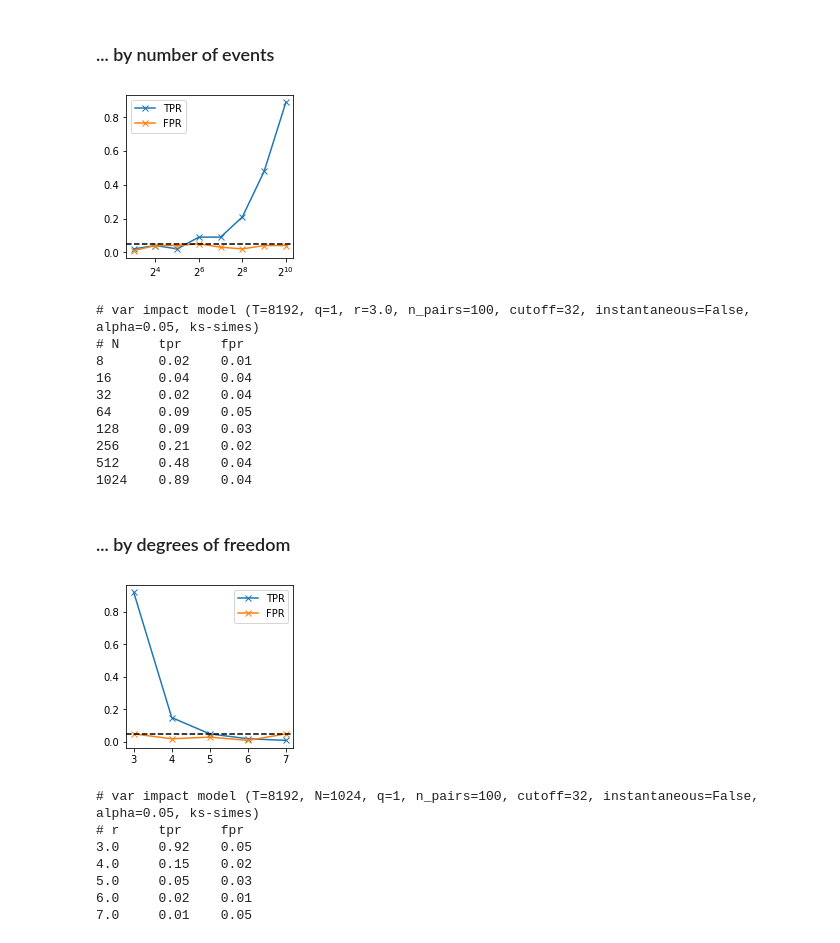
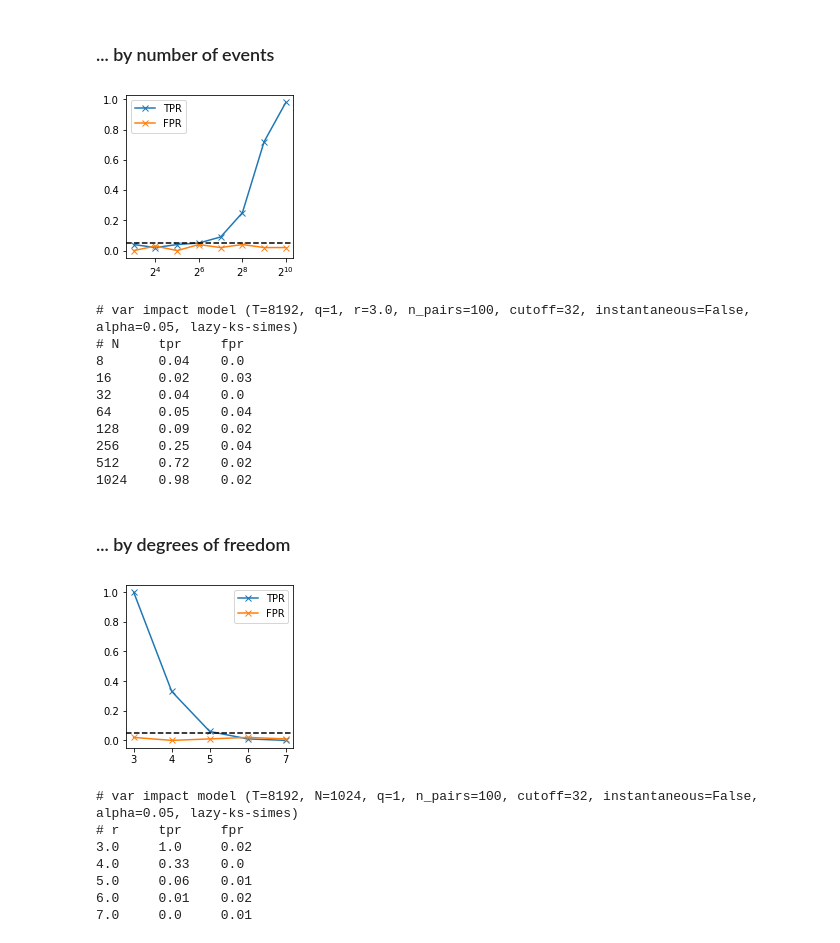
Before and after one commit to diozaka/eitest, a Jupyter notebook: simulations.ipynb, the cells around one changed output. Drawn from its saved outputs; the diff is of its cells as text; code cells hidden in the pictures.

```diff
--- a/simulations.ipynb
+++ b/simulations.ipynb
@@ -220,7 +225,8 @@ fprs = np.empty(len(vals))
 for i, val in enumerate(vals):
     tprs[i], fprs[i] = test_simul_pairs(impact_model='mean', param_T=default_T,
                                         param_N=default_N, param_q=default_q, param_r=val,
-                                        n_pairs=n_pairs, lag_cutoff=lag_cutoff, instantaneous=instantaneous,
+                                        n_pairs=n_pairs, sample_method=sample_method,
+                                        lag_cutoff=lag_cutoff, instantaneous=instantaneous,
                                         twosamp_test=twosamp_test, multi_test=multi_test, alpha=alpha)
 
 plt.figure(figsize=(3,3))
@@ -231,7 +237,7 @@ plt.gca().set_xscale('log', base=10)
 plt.legend()
 plt.show()
 
-print(f'# mean impact model (T={default_T}, N={default_N}, q={default_q}, n_pairs={n_pairs}, cutoff={lag_cutoff}, instantaneous={instantaneous}, alpha={alpha}, {twosamp_test}-{multi_test})')
+print(f'# mean impact model (T={default_T}, N={default_N}, q={default_q}, n_pairs={n_pairs}, cutoff={lag_cutoff}, instantaneous={instantaneous}, alpha={alpha}, {sample_method}-{twosamp_test}-{multi_test})')
 print(f'# r\ttpr\tfpr')
 for i, (tpr, fpr) in enumerate(zip(tprs, fprs)):
     print(f'{vals[i]}\t{tpr}\t{fpr}')
@@ -261,7 +267,8 @@ fprs = np.empty(len(vals))
 for i, val in enumerate(vals):
     tprs[i], fprs[i] = test_simul_pairs(impact_model='var', param_T=default_T,
                                         param_N=val, param_q=default_q, param_r=default_r,
-                                        n_pairs=n_pairs, lag_cutoff=lag_cutoff, instantaneous=instantaneous,
+                                        n_pairs=n_pairs, sample_method=sample_method,
+                                        lag_cutoff=lag_cutoff, instantaneous=instantaneous,
                                         twosamp_test=twosamp_test, multi_test=multi_test, alpha=alpha)
 
 plt.figure(figsize=(3,3))
@@ -272,7 +279,7 @@ plt.gca().set_xscale('log', base=2)
 plt.legend()
 plt.show()
 
-print(f'# var impact model (T={default_T}, q={default_q}, r={default_r}, n_pairs={n_pairs}, cutoff={lag_cutoff}, instantaneous={instantaneous}, alpha={alpha}, {twosamp_test}-{multi_test})')
+print(f'# var impact model (T={default_T}, q={default_q}, r={default_r}, n_pairs={n_pairs}, cutoff={lag_cutoff}, instantaneous={instantaneous}, alpha={alpha}, {sample_method}-{twosamp_test}-{multi_test})')
 print(f'# N\ttpr\tfpr')
 for i, (tpr, fpr) in enumerate(zip(tprs, fprs)):
     print(f'{vals[i]}\t{tpr}\t{fpr}')
@@ -298,7 +305,8 @@ fprs = np.empty(len(vals))
 for i, val in enumerate(vals):
     tprs[i], fprs[i] = test_simul_pairs(impact_model='var', param_T=default_T,
                                         param_N=default_N, param_q=default_q, param_r=val,
-                                        n_pairs=n_pairs, lag_cutoff=lag_cutoff, instantaneous=instantaneous,
+                                        n_pairs=n_pairs, sample_method=sample_method,
+                                        lag_cutoff=lag_cutoff, instantaneous=instantaneous,
                                         twosamp_test=twosamp_test, multi_test=multi_test, alpha=alpha)
 
 plt.figure(figsize=(3,3))
@@ -309,7 +317,7 @@ plt.gca().set_xscale('log', base=2)
 plt.legend()
 plt.show()
 
-print(f'# var impact model (T={default_T}, N={default_N}, q={default_q}, n_pairs={n_pairs}, cutoff={lag_cutoff}, instantaneous={instantaneous}, alpha={alpha}, {twosamp_test}-{multi_test})')
+print(f'# var impact model (T={default_T}, N={default_N}, q={default_q}, n_pairs={n_pairs}, cutoff={lag_cutoff}, instantaneous={instantaneous}, alpha={alpha}, {sample_method}-{twosamp_test}-{multi_test})')
 print(f'# r\ttpr\tfpr')
 for i, (tpr, fpr) in enumerate(zip(tprs, fprs)):
     print(f'{vals[i]}\t{tpr}\t{fpr}')
@@ -338,7 +346,8 @@ fprs = np.empty(len(vals))
 for i, val in enumerate(vals):
     tprs[i], fprs[i] = test_simul_pairs(impact_model='tail', param_T=default_T,
                                         param_N=val, param_q=default_q, param_r=default_r,
-                                        n_pairs=n_pairs, lag_cutoff=lag_cutoff, instantaneous=instantaneous,
+                                        n_pairs=n_pairs, sample_method=sample_method,
+                                        lag_cutoff=lag_cutoff, instantaneous=instantaneous,
                                         twosamp_test=twosamp_test, multi_test=multi_test, alpha=alpha)
 
 plt.figure(figsize=(3,3))
@@ -349,52 +358,53 @@ plt.gca().set_xscale('log', base=2)
 plt.legend()
 plt.show()
 
-print(f'# var impact model (T={default_T}, q={default_q}, r={default_r}, n_pairs={n_pairs}, cutoff={lag_cutoff}, instantaneous={instantaneous}, alpha={alpha}, {twosamp_test}-{multi_test})')
+print(f'# var impact model (T={default_T}, q={default_q}, r={default_r}, n_pairs={n_pairs}, cutoff={lag_cutoff}, instantaneous={instantaneous}, alpha={alpha}, {sample_method}-{twosamp_test}-{multi_test})')
 print(f'# N\ttpr\tfpr')
 for i, (tpr, fpr) in enumerate(zip(tprs, fprs)):
     print(f'{vals[i]}\t{tpr}\t{fpr}')
 # %% [output]
-[figure, old version]
+[figure, new version]
-# var impact model (T=8192, q=1, r=3.0, n_pairs=100, cutoff=32, instantaneous=False, alpha=0.05, ks-simes)
+# var impact model (T=8192, q=1, r=3.0, n_pairs=100, cutoff=32, instantaneous=False, alpha=0.05, lazy-ks-simes)
 # N     tpr     fpr
-8       0.02    0.01
-16      0.04    0.04
-32      0.02    0.04
-64      0.09    0.05
-128     0.09    0.03
-256     0.21    0.02
-512     0.48    0.04
-1024    0.89    0.04
+8       0.04    0.0
+16      0.02    0.03
+32      0.04    0.0
+64      0.05    0.04
+128     0.09    0.02
+256     0.25    0.04
+512     0.72    0.02
+1024    0.98    0.02
 # %% [markdown]
 ### ... by degrees of freedom
 # %%
 vals = [3., 4., 5., 6., 7.]
 
 tprs = np.empty(len(vals))
 fprs = np.empty(len(vals))
 for i, val in enumerate(vals):
     tprs[i], fprs[i] = test_simul_pairs(impact_model='tail', param_T=default_T,
                                         param_N=default_N, param_q=default_q, param_r=val,
-                                        n_pairs=n_pairs, lag_cutoff=lag_cutoff, instantaneous=instantaneous,
+                                        n_pairs=n_pairs, sample_method=sample_method,
+                                        lag_cutoff=lag_cutoff, instantaneous=instantaneous,
                                         twosamp_test=twosamp_test, multi_test=multi_test, alpha=alpha)
 
 plt.figure(figsize=(3,3))
 plt.plot(vals, tprs, label='TPR', marker='x')
 plt.plot(vals, fprs, label='FPR', marker='x')
 plt.axhline(alpha, ls='--', c='black')
 plt.legend()
 plt.show()
 
-print(f'# var impact model (T={default_T}, N={default_N}, q={default_q}, n_pairs={n_pairs}, cutoff={lag_cutoff}, instantaneous={instantaneous}, alpha={alpha}, {twosamp_test}-{multi_test})')
+print(f'# var impact model (T={default_T}, N={default_N}, q={default_q}, n_pairs={n_pairs}, cutoff={lag_cutoff}, instantaneous={instantaneous}, alpha={alpha}, {sample_method}-{twosamp_test}-{multi_test})')
 print(f'# r\ttpr\tfpr')
 for i, (tpr, fpr) in enumerate(zip(tprs, fprs)):
     print(f'{vals[i]}\t{tpr}\t{fpr}')
 # %% [output]
-[figure, old version]
+[figure, new version]
-# var impact model (T=8192, N=1024, q=1, n_pairs=100, cutoff=32, instantaneous=False, alpha=0.05, ks-simes)
+# var impact model (T=8192, N=1024, q=1, n_pairs=100, cutoff=32, instantaneous=False, alpha=0.05, lazy-ks-simes)
 # r     tpr     fpr
-3.0     0.92    0.05
-4.0     0.15    0.02
-5.0     0.05    0.03
-6.0     0.02    0.01
-7.0     0.01    0.05
+3.0     1.0     0.02
+4.0     0.33    0.0
+5.0     0.06    0.01
+6.0     0.01    0.02
+7.0     0.0     0.01
```
Also changed, not shown: parts of 8 cells of this notebook, 1 other file.
